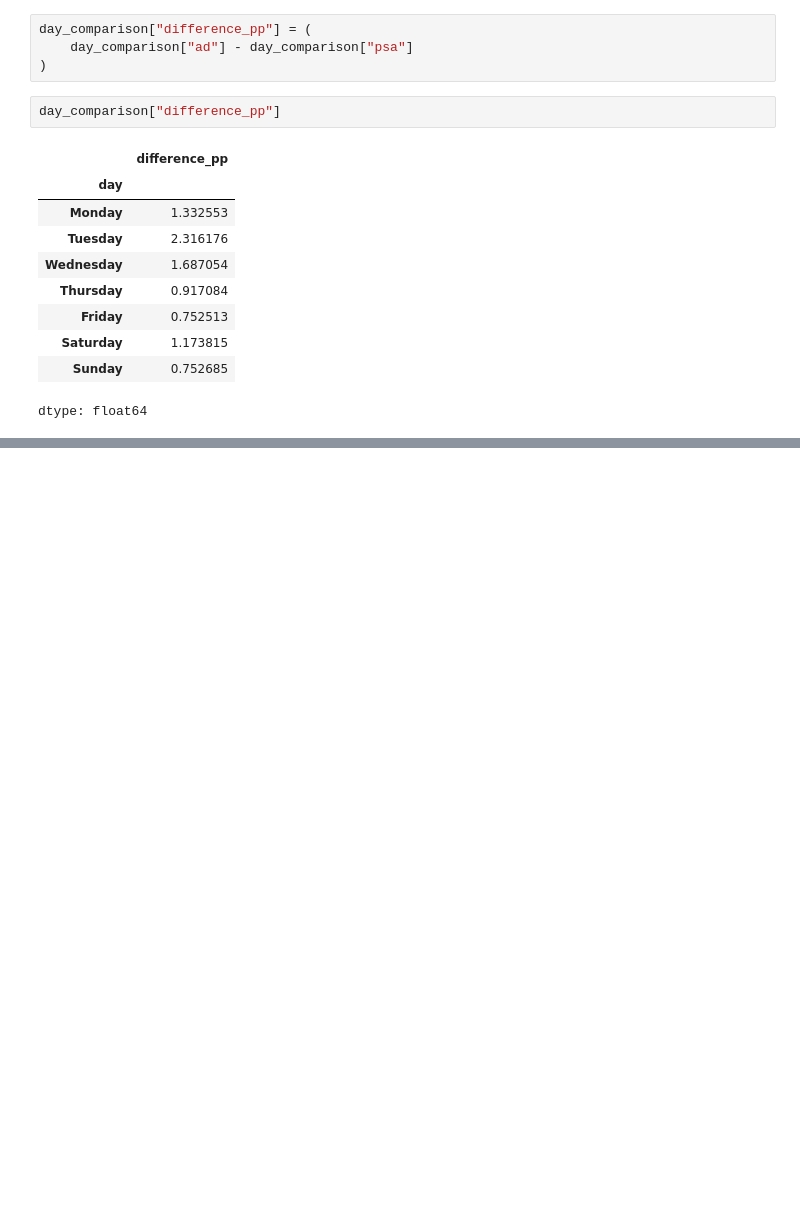
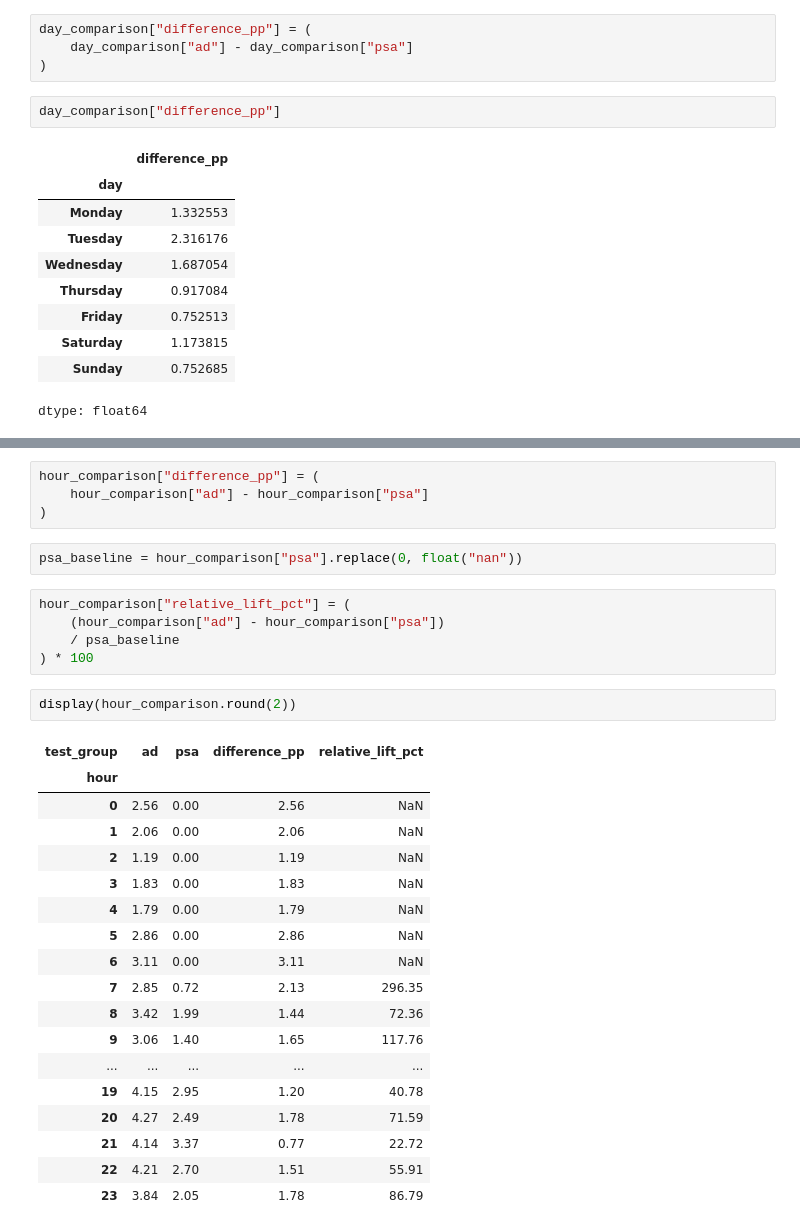
Before and after one commit to mehakgupta0406/marketing-ab-test-analysis, a Jupyter notebook: Marketing_ab_testing.ipynb, the cells around one changed output, grey strips where cells are left out. Saved outputs shown, nothing was run; the diff lists cells and outputs as text; blank space fills up the shorter version.

```diff
--- a/Marketing_ab_testing.ipynb
+++ b/Marketing_ab_testing.ipynb
@@ -376,0 +475,32 @@ dtype: float64
+# %%
+hour_comparison["difference_pp"] = (
+    hour_comparison["ad"] - hour_comparison["psa"]
+)
+# %%
+psa_baseline = hour_comparison["psa"].replace(0, float("nan"))
+# %%
+hour_comparison["relative_lift_pct"] = (
+    (hour_comparison["ad"] - hour_comparison["psa"])
+    / psa_baseline
+) * 100
+# %%
+display(hour_comparison.round(2))
+# %% [output]
+| test_group | ad | psa | difference_pp | relative_lift_pct |
+| hour |  |  |  |  |
+| 0 | 2.56 | 0.00 | 2.56 | NaN |
+| 1 | 2.06 | 0.00 | 2.06 | NaN |
+| 2 | 1.19 | 0.00 | 1.19 | NaN |
+| 3 | 1.83 | 0.00 | 1.83 | NaN |
+| 4 | 1.79 | 0.00 | 1.79 | NaN |
+| 5 | 2.86 | 0.00 | 2.86 | NaN |
+| 6 | 3.11 | 0.00 | 3.11 | NaN |
+| 7 | 2.85 | 0.72 | 2.13 | 296.35 |
+| 8 | 3.42 | 1.99 | 1.44 | 72.36 |
+| 9 | 3.06 | 1.40 | 1.65 | 117.76 |
+| ... | ... | ... | ... | ... |
+| 19 | 4.15 | 2.95 | 1.20 | 40.78 |
+| 20 | 4.27 | 2.49 | 1.78 | 71.59 |
+| 21 | 4.14 | 3.37 | 0.77 | 22.72 |
+| 22 | 4.21 | 2.70 | 1.51 | 55.91 |
+| 23 | 3.84 | 2.05 | 1.78 | 86.79 |
```
Also changed, not shown: parts of 9 cells of this notebook.
